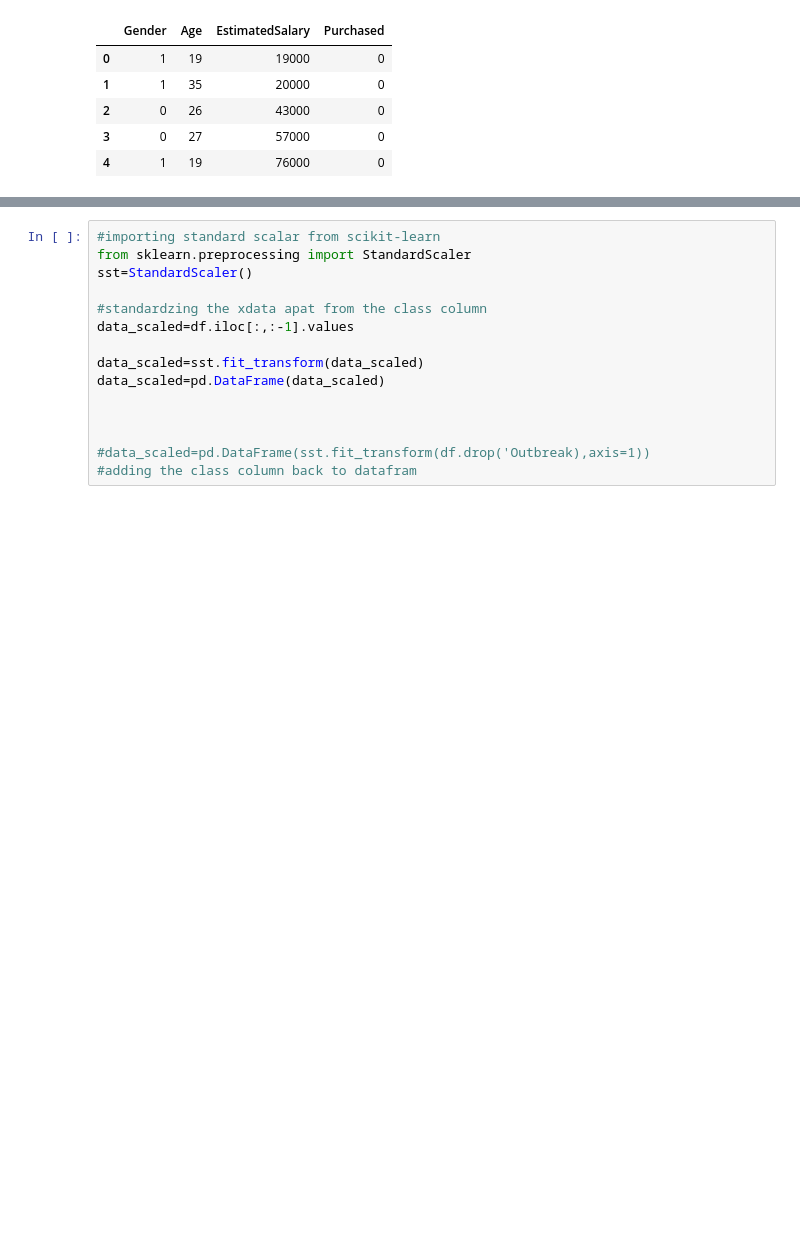
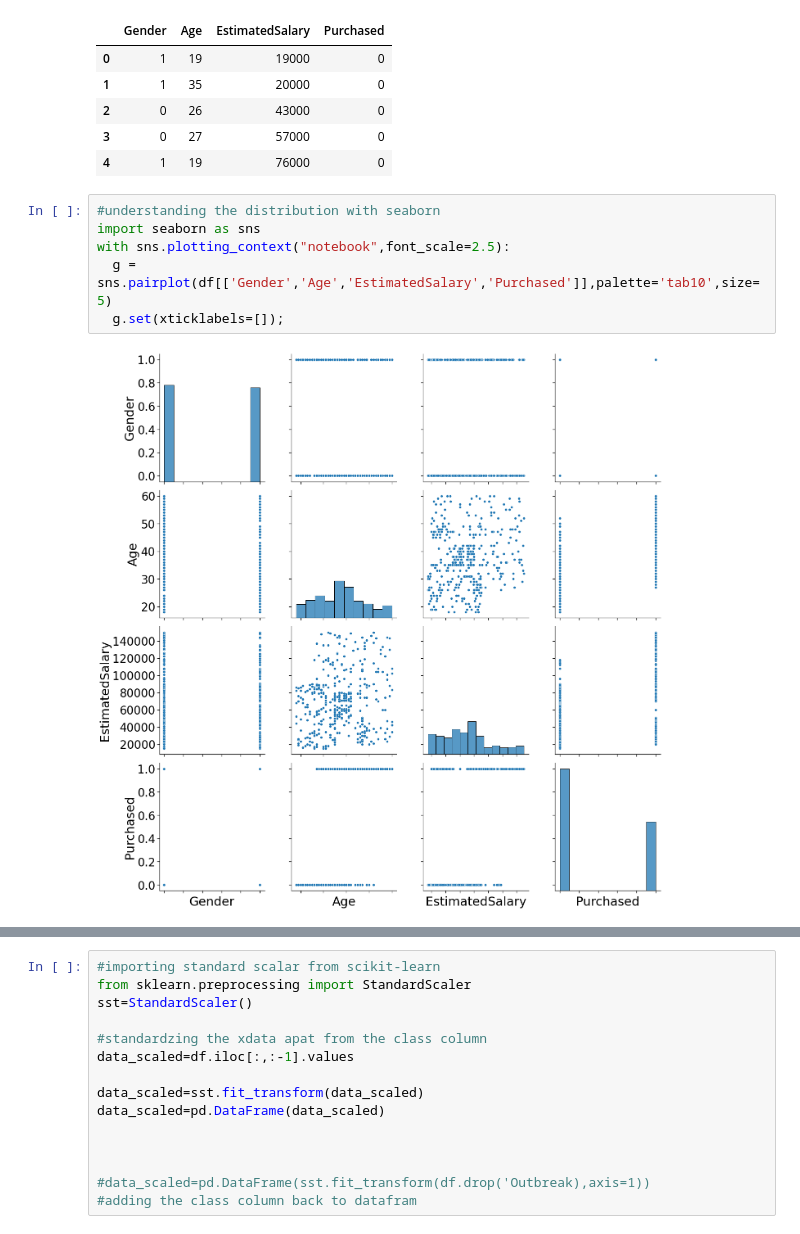
Before and after one commit to Snehitha2021/suv_purcase-prediction, a Jupyter notebook: suv_purcase.ipynb, the cells around one changed output, grey strips where cells are left out. Cells and saved outputs as stored; diff of their text form; blank space fills up the shorter version.

```diff
--- a/suv_purcase.ipynb
+++ b/suv_purcase.ipynb
@@ -47,3 +47,11 @@ df.head()
 | 2 | 0 | 26 | 43000 | 0 |
 | 3 | 0 | 27 | 57000 | 0 |
 | 4 | 1 | 19 | 76000 | 0 |
+# %%
+#understanding the distribution with seaborn
+import seaborn as sns
+with sns.plotting_context("notebook",font_scale=2.5):
+  g = sns.pairplot(df[['Gender','Age','EstimatedSalary','Purchased']],palette='tab10',size=5)
+  g.set(xticklabels=[]);
+# %% [output]
+[figure, added]
```
Also changed, not shown: parts of 3 cells of this notebook.
